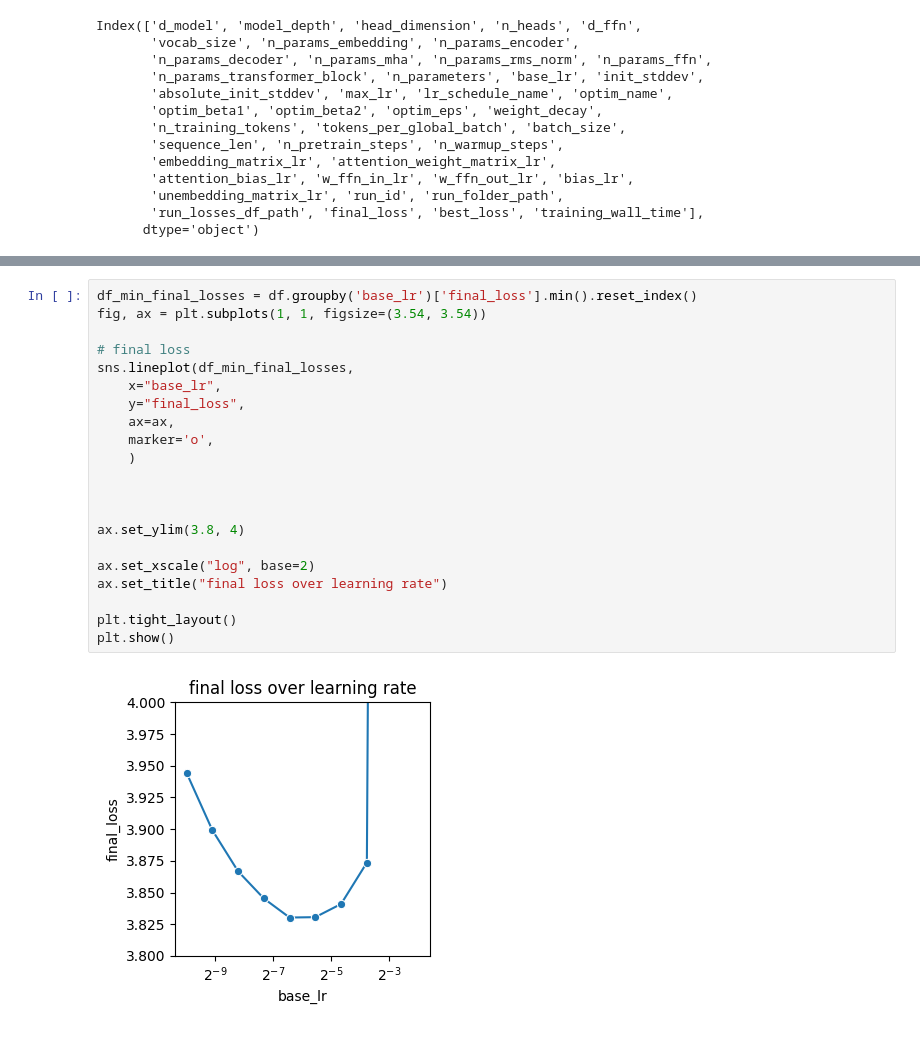
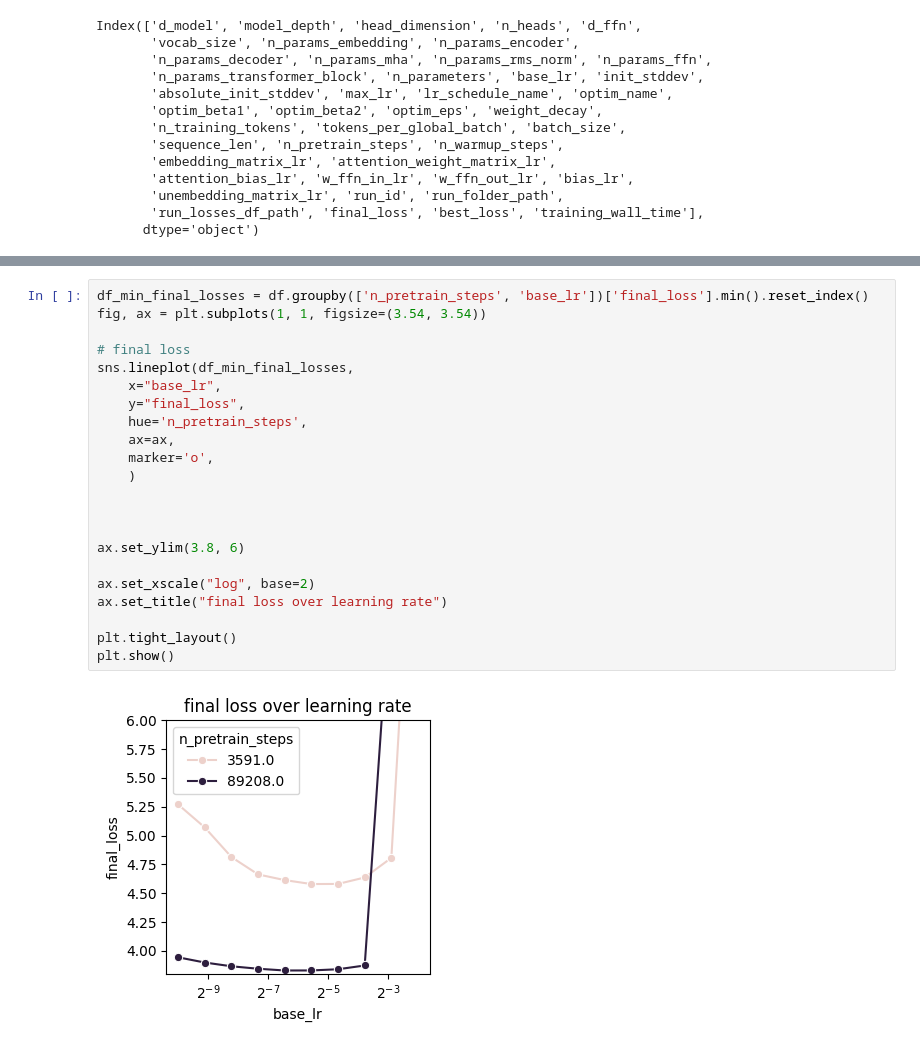
Before and after one commit to louisvonleitner/learning-rate-transfer, a Jupyter notebook: analysis/result_analysis/plot_results.ipynb, the cells around one changed output, grey strips where cells are left out. Saved outputs shown, nothing was run; the diff lists cells and outputs as text.

```diff
--- a/analysis/result_analysis/plot_results.ipynb
+++ b/analysis/result_analysis/plot_results.ipynb
@@ -42,24 +42,25 @@ print(df['n_parameters'].unique())
 [11766784]
 # %%
-df_min_final_losses = df.groupby('base_lr')['final_loss'].min().reset_index()
+df_min_final_losses = df.groupby(['n_pretrain_steps', 'base_lr'])['final_loss'].min().reset_index()
 fig, ax = plt.subplots(1, 1, figsize=(3.54, 3.54))
 
 # final loss
 sns.lineplot(df_min_final_losses,
     x="base_lr",
     y="final_loss",
+    hue='n_pretrain_steps',
     ax=ax,
     marker='o',
     )
 
 
 
-ax.set_ylim(3.8, 4)
+ax.set_ylim(3.8, 6)
 
 ax.set_xscale("log", base=2)
 ax.set_title("final loss over learning rate")
 
 plt.tight_layout()
 plt.show()
 # %% [output]
-[figure, old version]
+[figure, new version]
```
Also changed, not shown: parts of 10 cells of this notebook, 1 other file.
